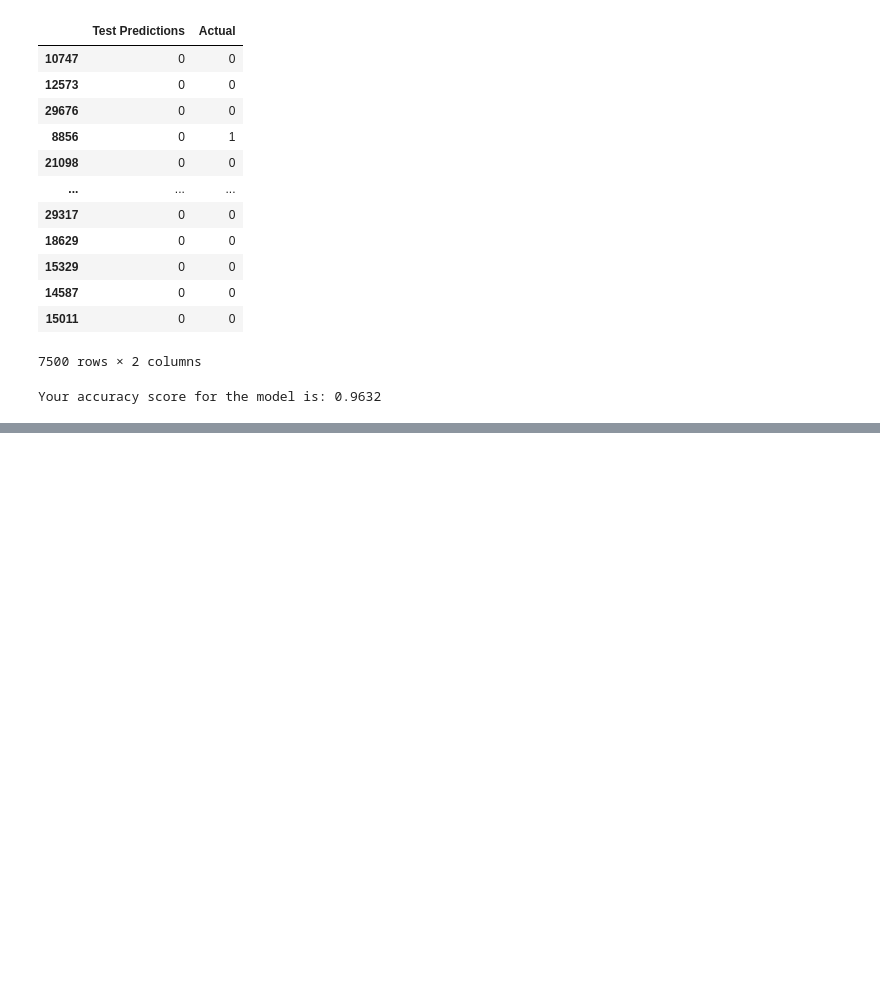
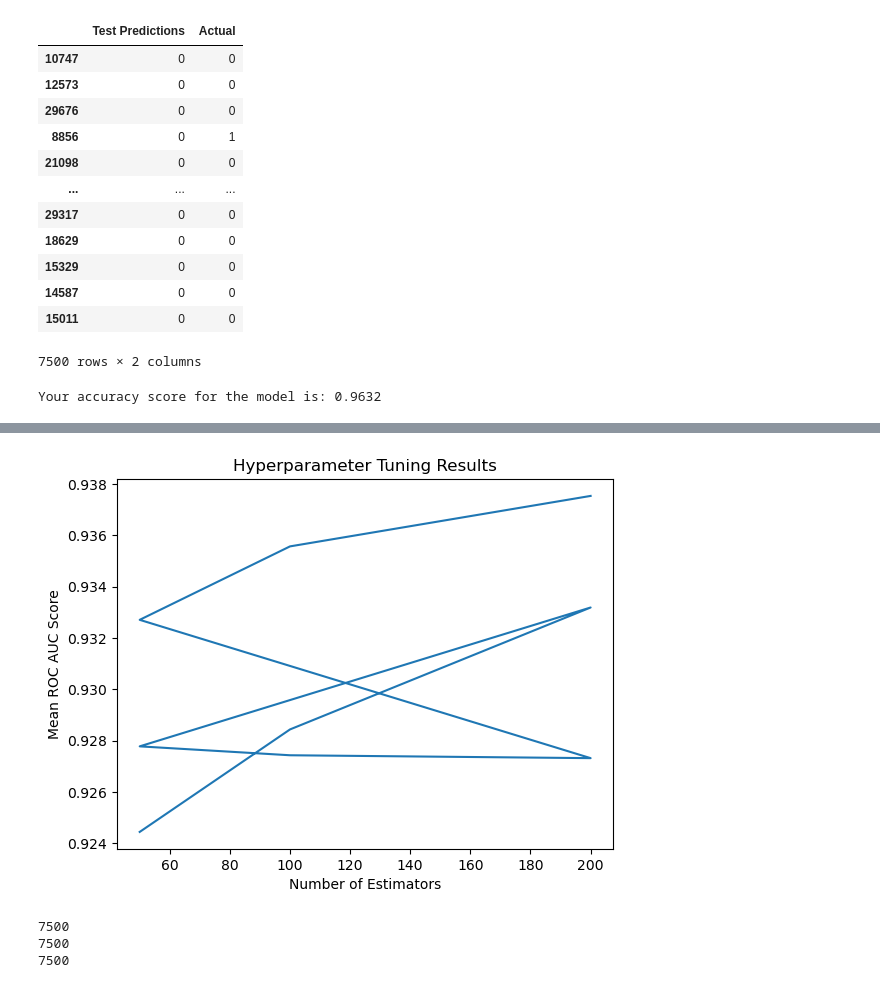
Before and after one commit to eliza0101/Project-2, a Jupyter notebook: trained.ipynb, the cells around one changed output, grey strips where cells are left out. Drawn from its saved outputs; the diff is of its cells as text; code cells hidden in the pictures; blank space fills up the shorter version.

```diff
--- a/trained.ipynb
+++ b/trained.ipynb
@@ -329,0 +416,18 @@ plt.show()
+# %%
+# Line plot of ROC AUC scores
+results = pd.DataFrame(grid_search.cv_results_)
+plt.plot(results['param_n_estimators'], results['mean_test_score'])
+plt.xlabel('Number of Estimators')
+plt.ylabel('Mean ROC AUC Score')
+plt.title('Hyperparameter Tuning Results')
+plt.show()
+# %% [output]
+[figure, added]
+# %%
+print(len(y_test))  # Should match len(y_pred_forest) and len(predictions)
+print(len(y_pred_forest))
+print(len(test_predictions))
+# %% [output]
+7500
+7500
+7500
```
Also changed, not shown: parts of 19 cells of this notebook.
